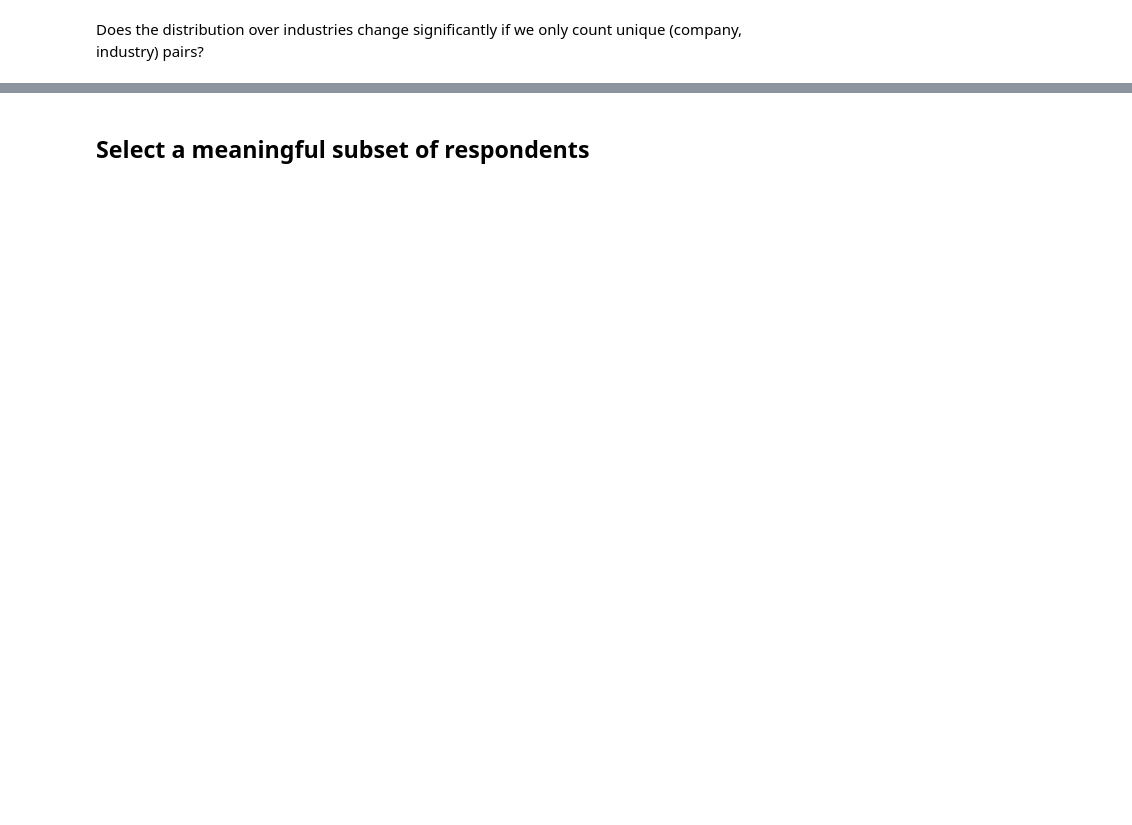
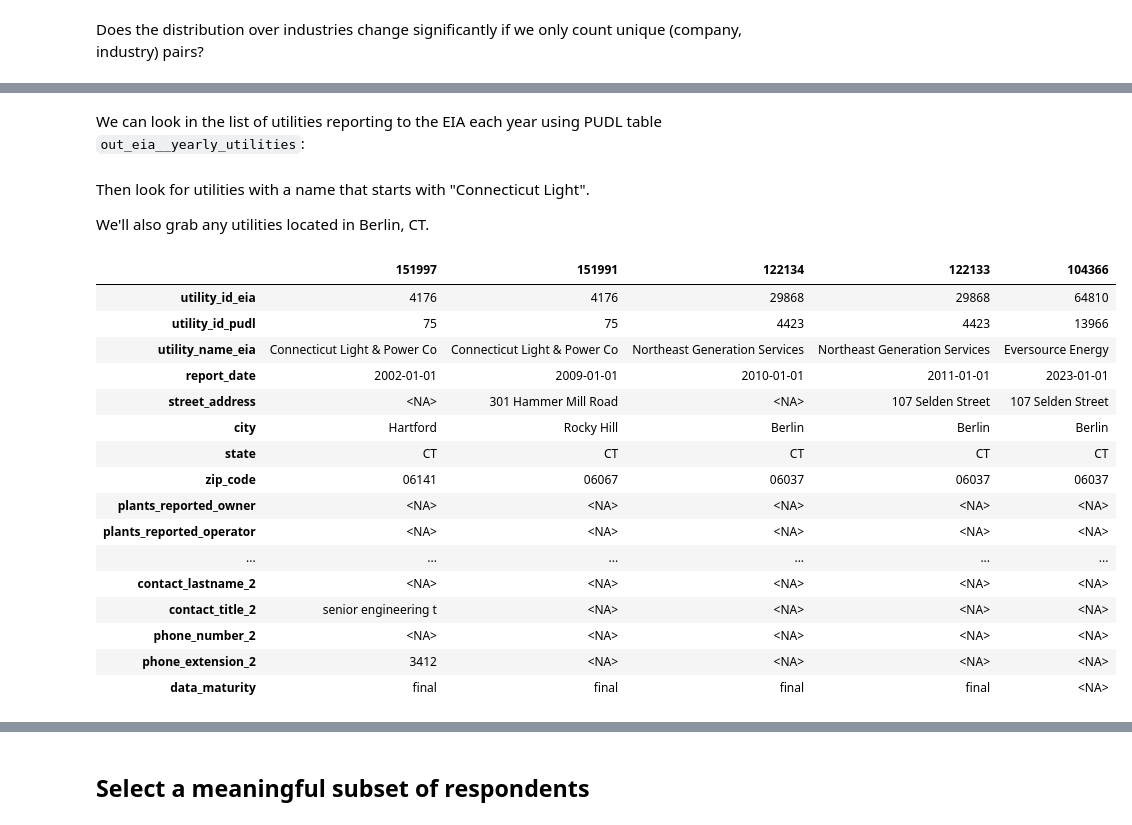
Before and after one commit to catalyst-cooperative/pudl-examples, a Jupyter notebook: 07-sec10k-use-cases.ipynb, the cells around one changed output, grey strips where cells are left out. Drawn from its saved outputs; the diff is of its cells as text; code cells hidden in the pictures; blank space fills up the shorter version.

```diff
--- a/07-sec10k-use-cases.ipynb
+++ b/07-sec10k-use-cases.ipynb
@@ -170,0 +394,4 @@ lol, "blank checks" -- but otherwise pretty close to the distribution over all q
+# %% [markdown]
+We can look in the list of utilities reporting to the EIA each year using PUDL table `out_eia__yearly_utilities`:
+# %%
+eia_utilities = pd.read_parquet(s3("out_eia__yearly_utilities"))
@@ -170,0 +406,32 @@ lol, "blank checks" -- but otherwise pretty close to the distribution over all q
+# %% [markdown]
+Then look for utilities with a name that starts with "Connecticut Light".
+
+We'll also grab any utilities located in Berlin, CT.
+# %%
+(
+    eia_utilities.loc[
+        eia_utilities.utility_name_eia.str.contains("(?i)^connecticut light") |
+        ((eia_utilities.city == "Berlin") & (eia_utilities.state == "CT"))
+    ]
+    .drop_duplicates(subset=["utility_id_eia","utility_id_pudl","utility_name_eia","street_address","city","state","zip_code"])
+    .sort_values("report_date")
+    .T
+)
+# %% [output]
+|  | 151997 | 151991 | 122134 | 122133 | 104366 |
+| utility_id_eia | 4176 | 4176 | 29868 | 29868 | 64810 |
+| utility_id_pudl | 75 | 75 | 4423 | 4423 | 13966 |
+| utility_name_eia | Connecticut Light & Power Co | Connecticut Light & Power Co | Northeast Generation Services | Northeast Generation Services | Eversource Energy |
+| report_date | 2002-01-01 | 2009-01-01 | 2010-01-01 | 2011-01-01 | 2023-01-01 |
+| street_address | <NA> | 301 Hammer Mill Road | <NA> | 107 Selden Street | 107 Selden Street |
+| city | Hartford | Rocky Hill | Berlin | Berlin | Berlin |
+| state | CT | CT | CT | CT | CT |
+| zip_code | 06141 | 06067 | 06037 | 06037 | 06037 |
+| plants_reported_owner | <NA> | <NA> | <NA> | <NA> | <NA> |
+| plants_reported_operator | <NA> | <NA> | <NA> | <NA> | <NA> |
+| ... | ... | ... | ... | ... | ... |
+| contact_lastname_2 | <NA> | <NA> | <NA> | <NA> | <NA> |
+| contact_title_2 | senior engineering t | <NA> | <NA> | <NA> | <NA> |
+| phone_number_2 | <NA> | <NA> | <NA> | <NA> | <NA> |
+| phone_extension_2 | 3412 | <NA> | <NA> | <NA> | <NA> |
+| data_maturity | final | final | final | final | <NA> |
```
Also changed, not shown: parts of 60 cells of this notebook.
